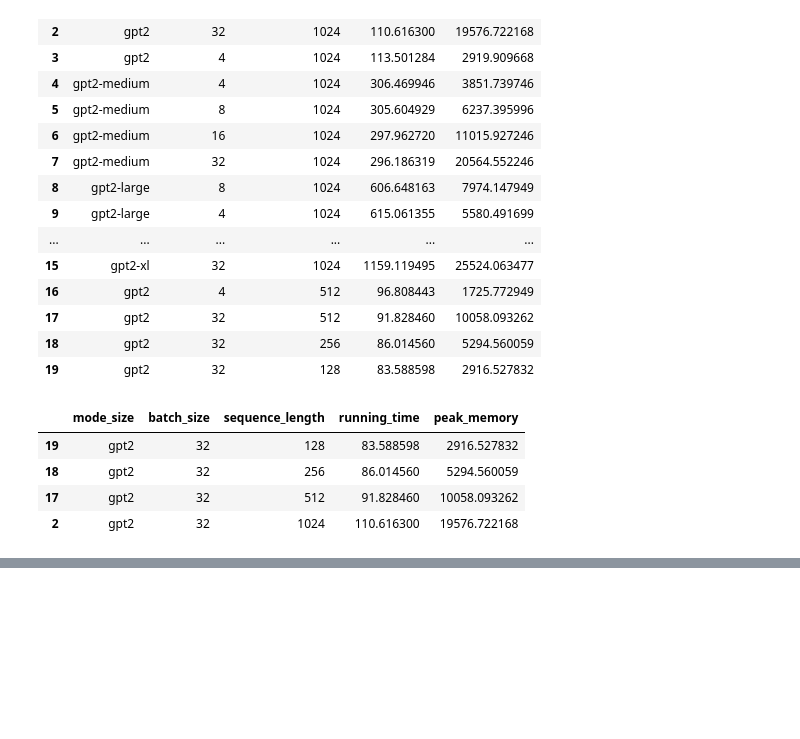
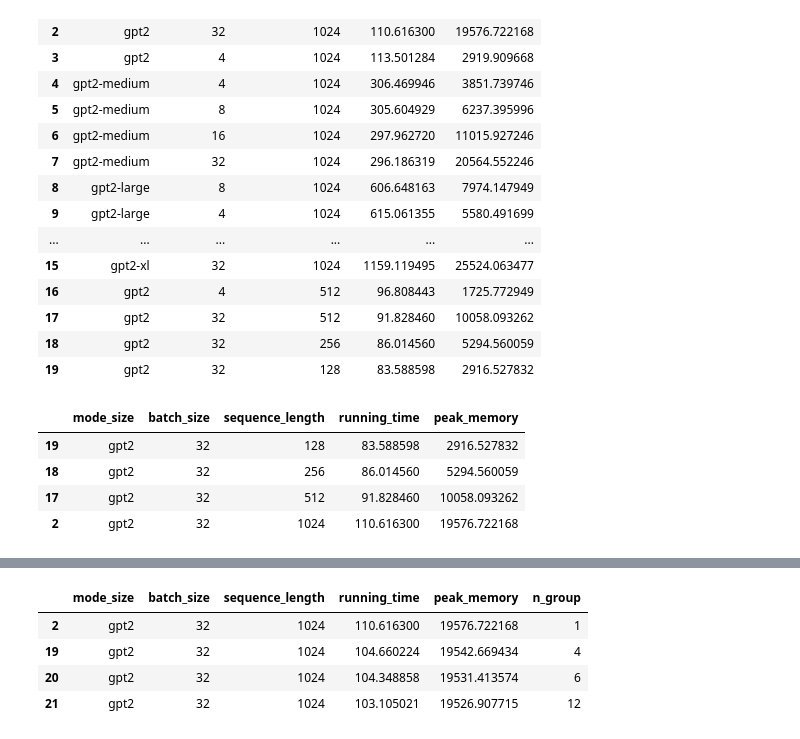
Before and after one commit to zymko/LLMs-Inference, a Jupyter notebook: plot.ipynb, the cells around one changed output, grey strips where cells are left out. Saved outputs shown, nothing was run; the diff lists cells and outputs as text; code cells hidden in the pictures; blank space fills up the shorter version.

```diff
--- a/plot.ipynb
+++ b/plot.ipynb
@@ -137,0 +138,9 @@ plt.savefig(f"gpt_results/peak_memory_s.png")
+# %%
+df_6 = df[(df['mode_size']=='gpt2') & (df['batch_size']==32) & (df['sequence_length']==1024)].sort_values(by='n_group')
+df_6
+# %% [output]
+|  | mode_size | batch_size | sequence_length | running_time | peak_memory | n_group |
+| 2 | gpt2 | 32 | 1024 | 110.616300 | 19576.722168 | 1 |
+| 19 | gpt2 | 32 | 1024 | 104.660224 | 19542.669434 | 4 |
+| 20 | gpt2 | 32 | 1024 | 104.348858 | 19531.413574 | 6 |
+| 21 | gpt2 | 32 | 1024 | 103.105021 | 19526.907715 | 12 |
```
Also changed, not shown: parts of 4 cells of this notebook, 2 other files.
